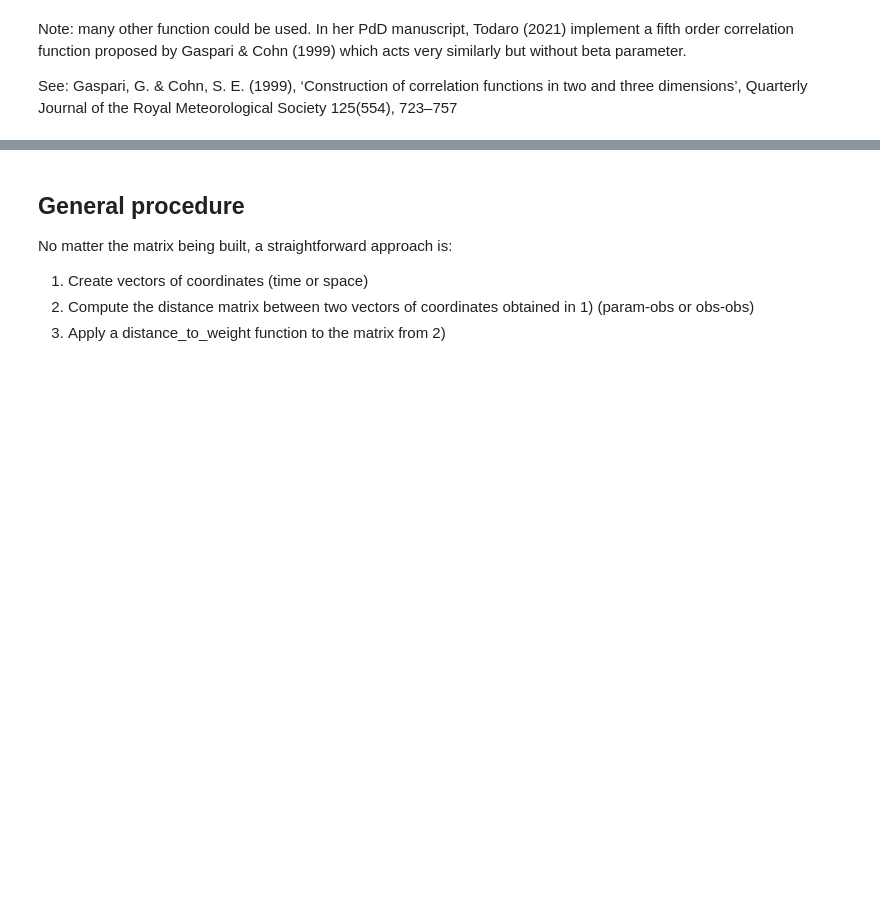
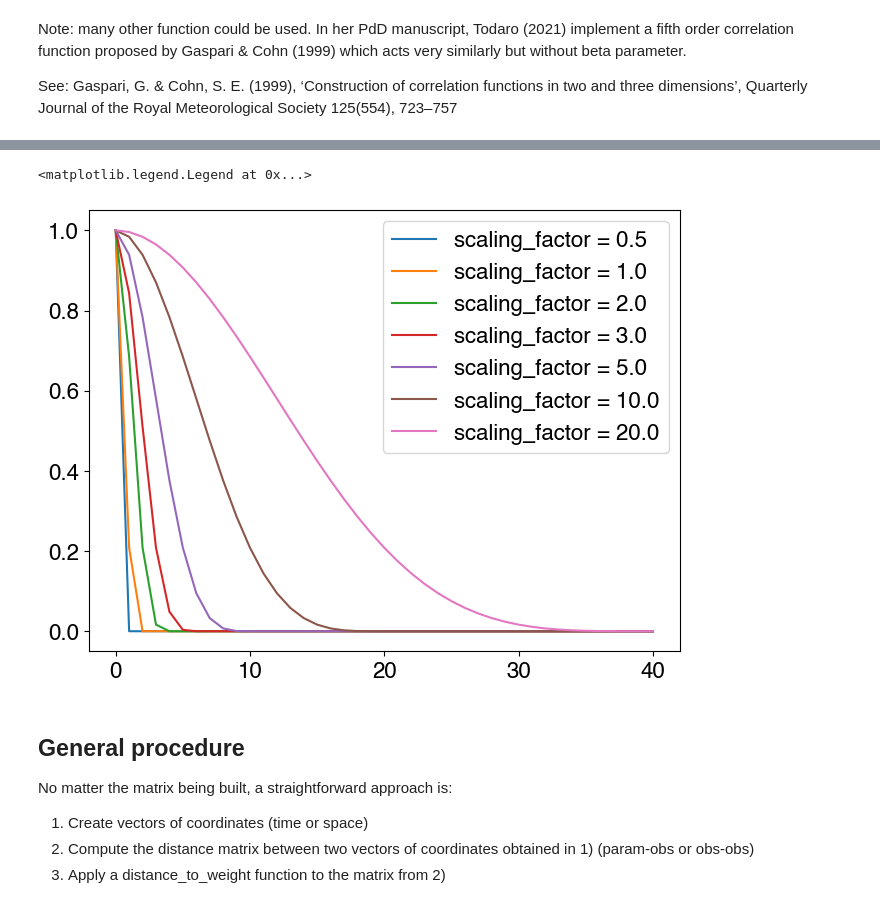
Before and after one commit to antoinecollet5/pyesmda, a Jupyter notebook: tutorials/correlation_matrices_building.ipynb, the cells around one changed output, grey strips where cells are left out. Drawn from its saved outputs; the diff is of its cells as text; code cells hidden in the pictures; blank space fills up the shorter version.

```diff
--- a/tutorials/correlation_matrices_building.ipynb
+++ b/tutorials/correlation_matrices_building.ipynb
@@ -213,3 +112,10 @@ plt.legend()
+# %%
+for scaling_factor in [0.5, 1.0, 2.0, 3.0, 5.0, 10.0, 20.0]:
+    plt.plot(x, distances_to_weights_fifth_order(x, scaling_factor), label=f"scaling_factor = {scaling_factor}")
+plt.legend()
+# %% [output]
+<matplotlib.legend.Legend at 0x...>
+[figure, added]
 # %% [markdown]
 ## General procedure
 
```
Also changed, not shown: parts of 17 cells of this notebook, 17 other files.
